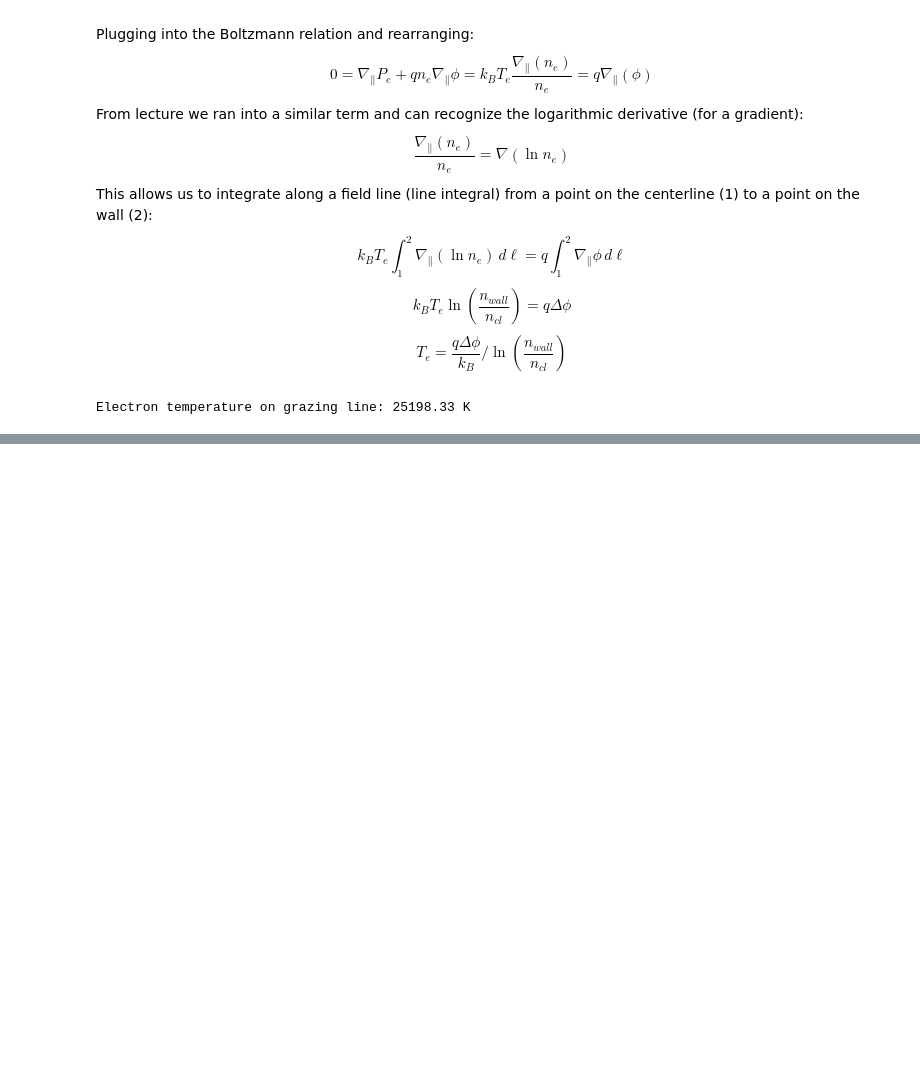
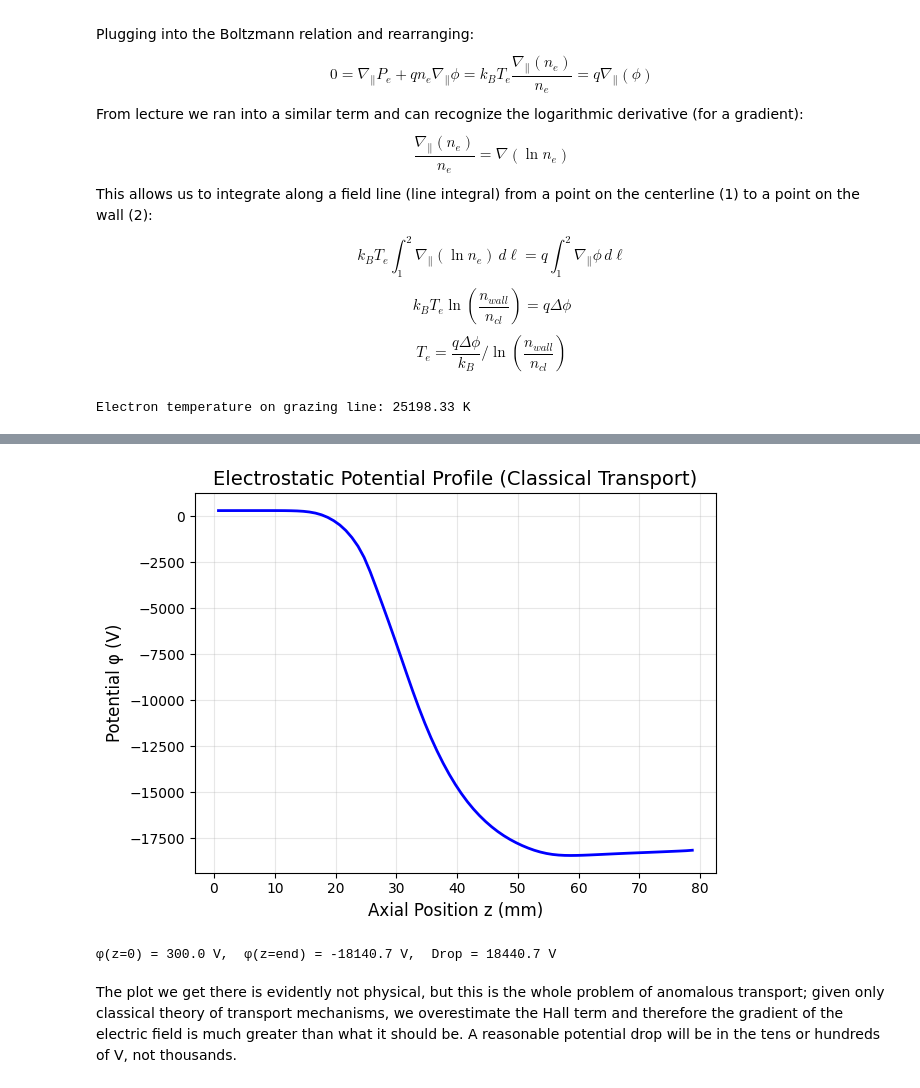
Before and after one commit to JayChen35/sugs, a Jupyter notebook: 536_electric_prop/hw_5.ipynb, the cells around one changed output, grey strips where cells are left out. Saved outputs shown, nothing was run; the diff lists cells and outputs as text; code cells hidden in the pictures; blank space fills up the shorter version.

```diff
--- a/536_electric_prop/hw_5.ipynb
+++ b/536_electric_prop/hw_5.ipynb
@@ -486,0 +764,46 @@ Electron temperature on grazing line: 25198.33 K
+# %%
+import pandas as pd
+import matplotlib.pyplot as plt
+from scipy.integrate import cumulative_trapezoid
+from scipy.interpolate import interp1d
+
+# Constants
+m_e, e = 9.109e-31, 1.602e-19
+
+# Load data
+df = pd.read_csv('SPT100_Data.csv')
+df.columns = df.columns.str.strip().str.replace('\ufeff', '')
+df_B = pd.read_csv('SPT100_bfield.csv')
+
+z = df['z(m)'].values
+n_e = df['ne (1/m^3)'].values
+T_e = df['Te (eV)'].values
+nu_e = df['f_en (1/s)'].values + df['f_ei (1/s)'].values
+j_ez = df['jez (A/m^2)'].values
+B_r = interp1d(df_B['z_bfield (m)'], df_B['Br (T)'], fill_value='extrapolate')(z)
+
+# Compute dphi/dz
+omega_e = e * B_r / (m_e * nu_e)
+pressure_term = T_e * np.gradient(np.log(n_e), z) + np.gradient(T_e, z)
+resistive_hall_term = (m_e * nu_e / (e**2 * n_e)) * (1 + omega_e**2) * j_ez
+dphi_dz = pressure_term - resistive_hall_term
+
+# Integrate with boundary condition phi(anode) = 300 V
+phi = 300.0 + cumulative_trapezoid(dphi_dz, z, initial=0)
+
+# Plot
+fig, ax = plt.subplots()
+ax.plot(z * 1000, phi, 'b-', linewidth=2)
+ax.set_xlabel('Axial Position z (mm)', fontsize=12)
+ax.set_ylabel('Potential φ (V)', fontsize=12)
+ax.set_title('Electrostatic Potential Profile (Classical Transport)', fontsize=14)
+ax.grid(True, alpha=0.3)
+plt.tight_layout()
+plt.show()
+
+print(f"φ(z=0) = {phi[0]:.1f} V,  φ(z=end) = {phi[-1]:.1f} V,  Drop = {phi[0]-phi[-1]:.1f} V")
+# %% [output]
+[figure, added]
+φ(z=0) = 300.0 V,  φ(z=end) = -18140.7 V,  Drop = 18440.7 V
+# %% [markdown]
+The plot we get there is evidently not physical, but this is the whole problem of anomalous transport; given only classical theory of transport mechanisms, we overestimate the Hall term and therefore the gradient of the electric field is much greater than what it should be. A reasonable potential drop will be in the tens or hundreds of V, not thousands.
```
Also changed, not shown: parts of 20 cells of this notebook, 4 other files.
